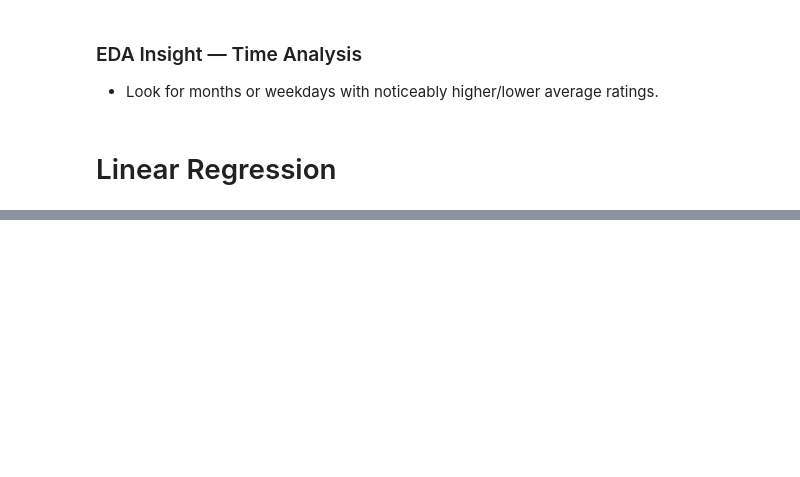
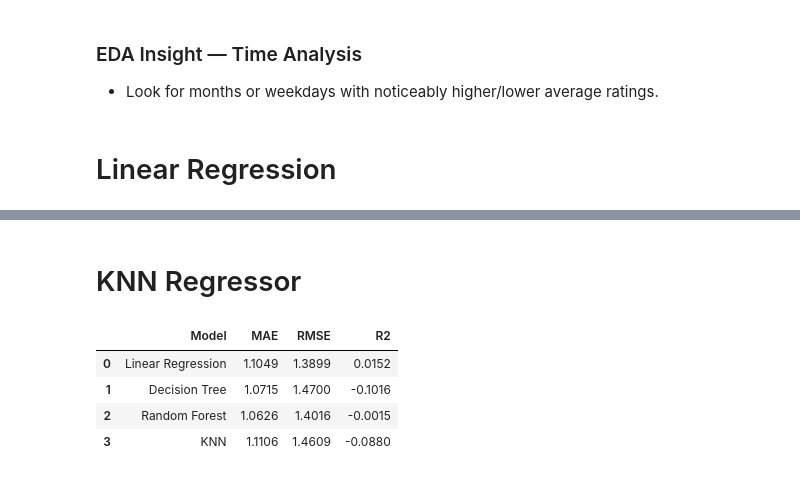
Before and after one commit to Mar-SHieee/Customer-Rating-Prediction, a Jupyter notebook: Customer_Rating_Prediction.ipynb, the cells around one changed output, grey strips where cells are left out. Drawn from its saved outputs; the diff is of its cells as text; code cells hidden in the pictures; blank space fills up the shorter version.

```diff
--- a/Customer_Rating_Prediction.ipynb
+++ b/Customer_Rating_Prediction.ipynb
@@ -92,7 +92,7 @@ import matplotlib.pyplot as plt
 import seaborn as sns
 import joblib
 from sklearn.model_selection import train_test_split, GridSearchCV
-from sklearn.preprocessing import StandardScaler, OneHotEncoder , LabelEncoder
+from sklearn.preprocessing import StandardScaler, OneHotEncoder, LabelEncoder
 from sklearn.compose import ColumnTransformer
 from sklearn.pipeline import Pipeline
 from sklearn.impute import SimpleImputer
@@ -103,6 +103,7 @@ from sklearn.neighbors import KNeighborsRegressor
 from sklearn.metrics import mean_absolute_error, mean_squared_error, r2_score
 
 SEED = 42
+RANDOM_STATE = SEED
 np.random.seed(SEED)
 # %% [markdown]
 ## 4. Load Data
@@ -399,6 +598,9 @@ order_estimated_delivery_date
 The total number of days between the purchase date and the actual delivery date,
 This feature measures how long customers had to wait to receive their orders.
 # %%
+df["order_purchase_timestamp"] = pd.to_datetime(df["order_purchase_timestamp"], errors="coerce")
+df["order_delivered_customer_date"] = pd.to_datetime(df["order_delivered_customer_date"], errors="coerce")
+
 df["delivery_days"] = (
     df["order_delivered_customer_date"]
     - df["order_purchase_timestamp"]
@@ -530,3 +773,17 @@ The number of hours between placing the order and its approval.
 
 ### Business Meaning
 This feature measures how quickly the store processed and approved an order.
+# %%
+date_columns = [
+    "order_purchase_timestamp",
+    "order_approved_at",
+    "order_delivered_carrier_date",
+    "order_delivered_customer_date",
+    "order_estimated_delivery_date"
+]
+
+for col in date_columns:
+    if col in df.columns:
+        df[col] = pd.to_datetime(df[col], errors="coerce")
+
+print(df[date_columns].dtypes)
@@ -1324,0 +1807,32 @@ display(model_comparison.round(4))
+# %% [markdown]
+# KNN Regressor
+# %%
+knn_model = Pipeline(steps=[
+    ("preprocessor", preprocessor),
+    ("regressor", KNeighborsRegressor())
+])
+
+knn_model.fit(X_train, y_train)
+y_pred = knn_model.predict(X_test)
+
+mae = mean_absolute_error(y_test, y_pred)
+rmse = np.sqrt(mean_squared_error(y_test, y_pred))
+r2 = r2_score(y_test, y_pred)
+
+model_comparison = pd.concat([
+    model_comparison,
+    pd.DataFrame([{
+        "Model": "KNN",
+        "MAE": mae,
+        "RMSE": rmse,
+        "R2": r2
+    }])
+], ignore_index=True)
+
+display(model_comparison.round(4))
+# %% [output]
+|  | Model | MAE | RMSE | R2 |
+| 0 | Linear Regression | 1.1049 | 1.3899 | 0.0152 |
+| 1 | Decision Tree | 1.0715 | 1.4700 | -0.1016 |
+| 2 | Random Forest | 1.0626 | 1.4016 | -0.0015 |
+| 3 | KNN | 1.1106 | 1.4609 | -0.0880 |
```
Also changed, not shown: parts of 60 cells of this notebook.
